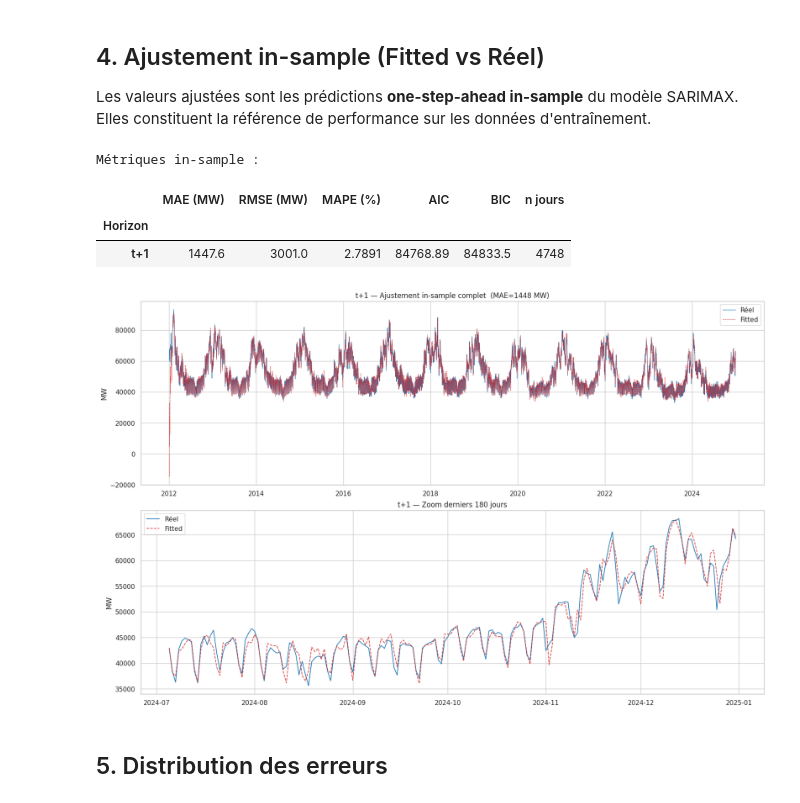
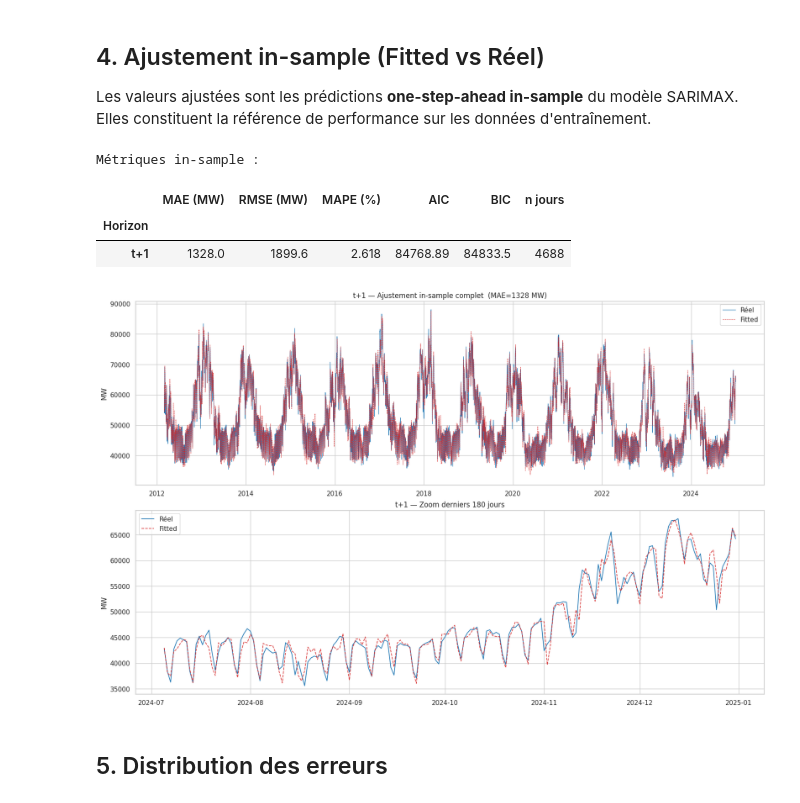
Before and after one commit to Camille9999/EPSI-M2_MSPR, a Jupyter notebook: src/notebooks/07_monitoring_sarima.ipynb, the cells around one changed output. Drawn from its saved outputs; the diff is of its cells as text; code cells hidden in the pictures.

Commit message:
UPDATE - 60 days warmups excluded from evaluatoin metrics

```diff
--- a/src/notebooks/07_monitoring_sarima.ipynb
+++ b/src/notebooks/07_monitoring_sarima.ipynb
@@ -45,6 +45,7 @@ TRAINING_DIR = Path("../models/REMPLACE_PAR_LE_RUN_ID")
 # Constantes
 ROLLING_WINDOW = 30    # fenêtre (jours) pour rolling MAE / RMSE
 _ALERT_FACTOR = 2.0    # seuil d'alerte = baseline × _ALERT_FACTOR
+WARMUP_DAYS = 60       # premiers jours exclus des métriques et graphiques
 
 TRAINING_DIR = TRAINING_DIR.resolve()
 
@@ -178,6 +179,10 @@ for h in HORIZONS:
         "error": fitted.loc[common] - actual.loc[common],
         "abs_error": (fitted.loc[common] - actual.loc[common]).abs(),
     })
+
+# Exclure les WARMUP_DAYS premiers jours (phase d'initialisation du modèle)
+for h in HORIZONS:
+    insample_by_h[h] = insample_by_h[h].iloc[WARMUP_DAYS:]
 
 # Tableau de métriques in-sample
 from sklearn.metrics import mean_absolute_error, mean_absolute_percentage_error, mean_squared_error
@@ -209,35 +214,35 @@ fig, axes = plt.subplots(len(HORIZONS) * 2, 1,
                           figsize=(16, 5 * len(HORIZONS) * 2),
                           constrained_layout=True)
 ax_it = iter(axes)
 
 for h in HORIZONS:
     df = insample_by_h[h]
     mae_val = metrics_rows[[r["Horizon"] for r in metrics_rows].index(f"t+{h}")]["MAE (MW)"]
 
     ax_full = next(ax_it)
     ax_full.plot(df.index, df["actual"], linewidth=0.7, color="#1f77b4", label="Réel")
     ax_full.plot(df.index, df["fitted"], linewidth=0.7, color="#d62728",
                  linestyle="--", alpha=0.8, label="Fitted")
     ax_full.set_title(f"t+{h} — Ajustement in-sample complet  (MAE={mae_val:.0f} MW)")
     ax_full.set_ylabel("MW")
     ax_full.legend()
 
     ax_zoom = next(ax_it)
     ax_zoom.plot(df.index[-RECENT:], df["actual"].iloc[-RECENT:],
                  linewidth=1.2, color="#1f77b4", label="Réel")
     ax_zoom.plot(df.index[-RECENT:], df["fitted"].iloc[-RECENT:],
                  linewidth=1.2, color="#d62728", linestyle="--", alpha=0.9, label="Fitted")
     ax_zoom.set_title(f"t+{h} — Zoom derniers {RECENT} jours")
     ax_zoom.set_ylabel("MW")
     ax_zoom.legend()
 
 plt.show()
 # %% [output]
 Métriques in-sample :
 |  | MAE (MW) | RMSE (MW) | MAPE (%) | AIC | BIC | n jours |
 | Horizon |  |  |  |  |  |  |
-| t+1 | 1447.6 | 3001.0 | 2.7891 | 84768.89 | 84833.5 | 4748 |
+| t+1 | 1328.0 | 1899.6 | 2.618 | 84768.89 | 84833.5 | 4688 |
-[figure, old version]
+[figure, new version]
 # %%
 # Enrichissement des DataFrames avec colonnes calendaires
 for h in HORIZONS:
```
Also changed, not shown: parts of 5 cells of this notebook.
